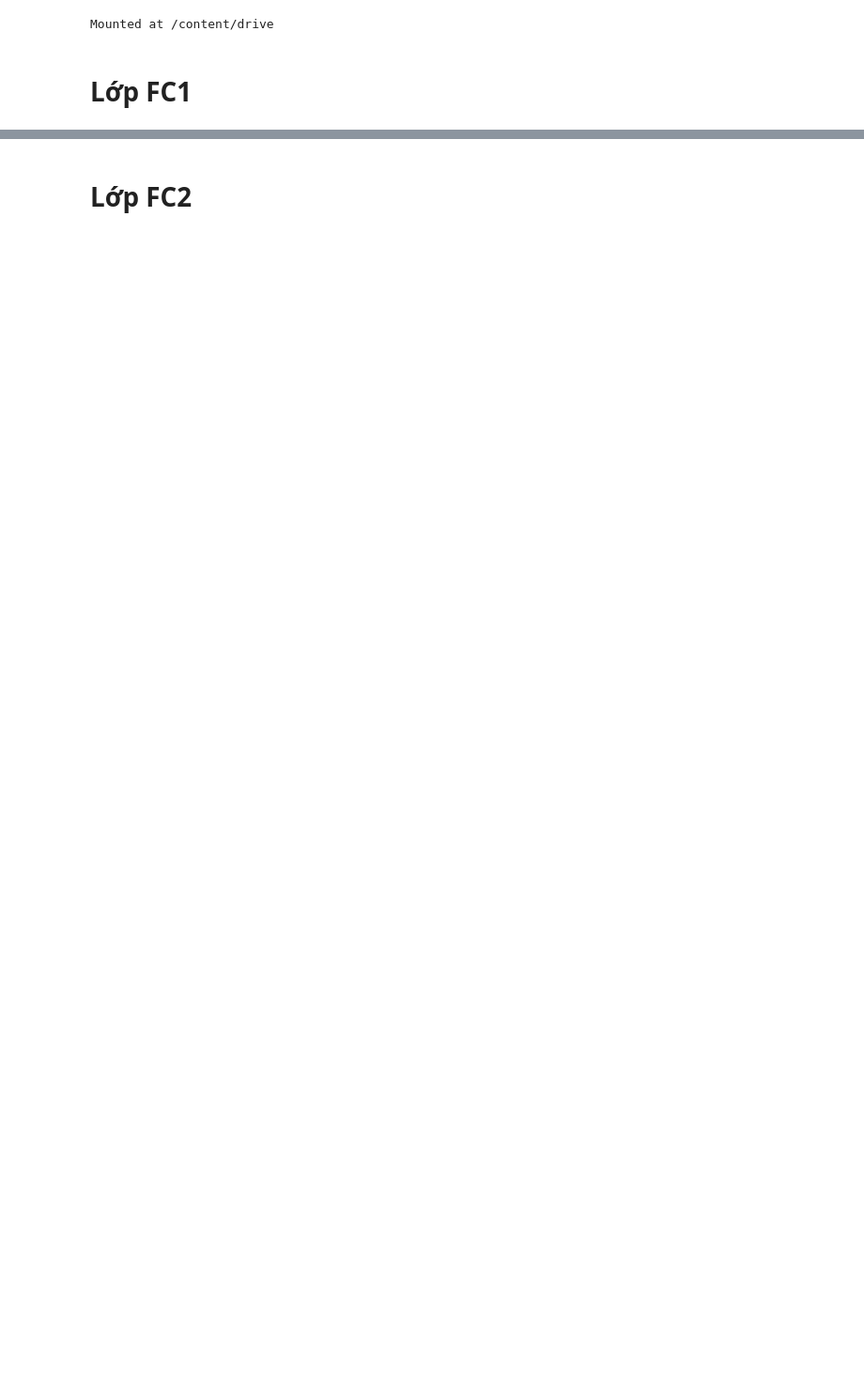
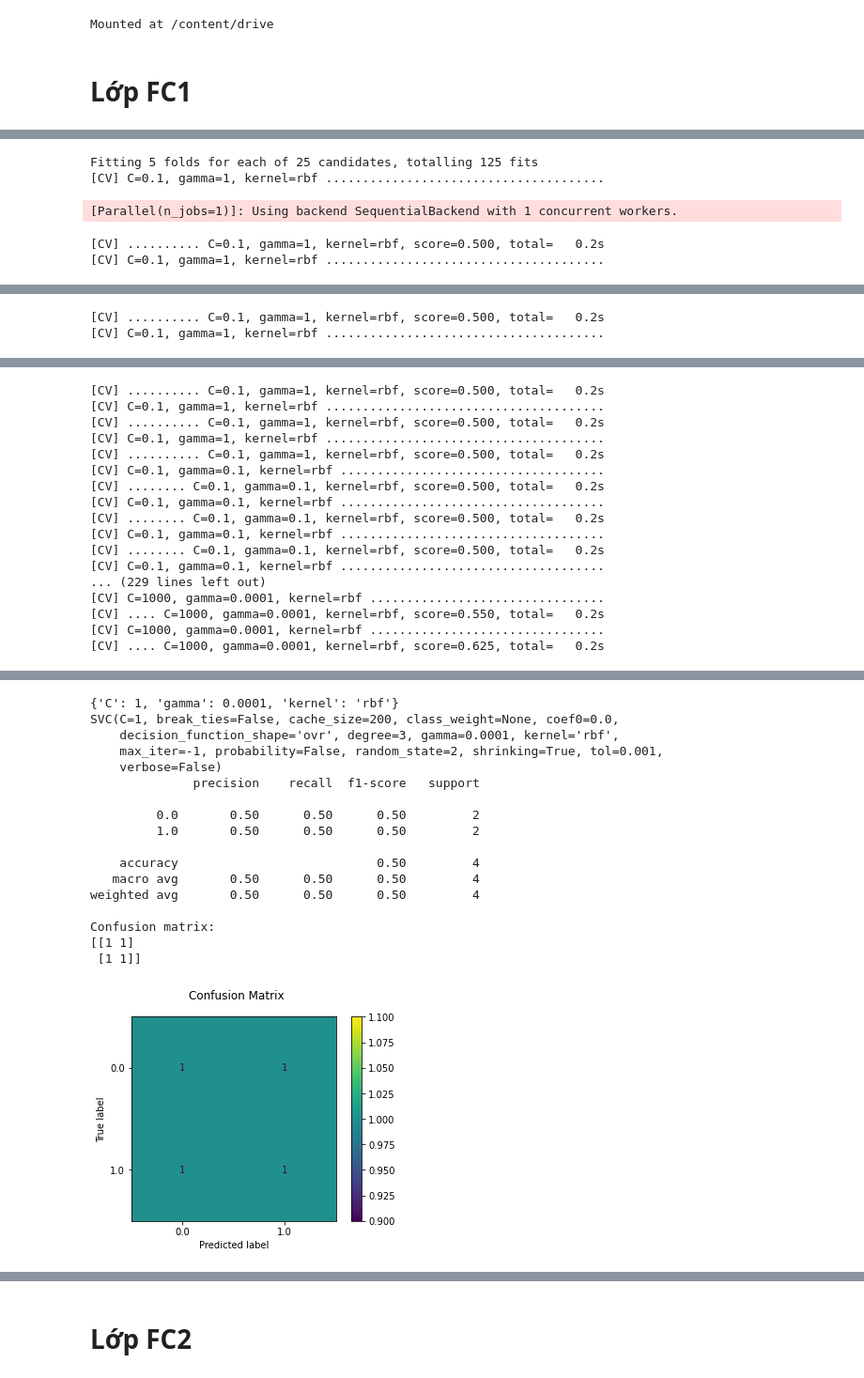
Before and after one commit to Hoangthang017/CS331-338-431_nine-dash-line-detection, a Jupyter notebook: FeatureExtractionUsingVGG19/SVM_tranfer_vgg16.ipynb, the cells around one changed output, grey strips where cells are left out. Shown at 94% size. Cells and saved outputs as stored; diff of their text form; code cells hidden in the pictures; blank space fills up the shorter version.

```diff
--- a/FeatureExtractionUsingVGG19/SVM_tranfer_vgg16.ipynb
+++ b/FeatureExtractionUsingVGG19/SVM_tranfer_vgg16.ipynb
@@ -47,0 +51,37 @@ test2_label = np.loadtxt('/content/drive/MyDrive/Data Nine-Dash-Lines/DataFrame/
+# %%
+# defining parameter range
+param_grid = {'C': [0.1, 1, 10, 100, 1000],
+              'gamma': [1, 0.1, 0.01, 0.001, 0.0001],
+              'kernel': ['rbf']}
+
+# X_train, X_test, y_train, y_test = train_test_split(
+#     feature_FC1, labels_FC1, test_size=0.8, random_state=2)
+
+grid = GridSearchCV(SVC(kernel='linear', random_state=2), param_grid, refit = True, verbose = 3)
+
+# fitting the model for grid search
+grid.fit(feature_FC1, labels_FC1)
+
+
+# print best parameter after tuning
+print(grid.best_params_)
+
+# print how our model looks after hyper-parameter tuning
+print(grid.best_estimator_)
+
+grid_predictions = grid.predict(test1)
+
+# print classification report
+print(classification_report(test1_label, grid_predictions))
+
+disp = metrics.plot_confusion_matrix(grid, test1, test1_label)
+disp.figure_.suptitle("Confusion Matrix")
+print(f"Confusion matrix:\n{disp.confusion_matrix}")
+
+plt.show()
+# %% [output]
+Fitting 5 folds for each of 25 candidates, totalling 125 fits
+[CV] C=0.1, gamma=1, kernel=rbf ......................................
+[Parallel(n_jobs=1)]: Using backend SequentialBackend with 1 concurrent workers.
+[CV] .......... C=0.1, gamma=1, kernel=rbf, score=0.500, total=   0.2s
+[CV] C=0.1, gamma=1, kernel=rbf ......................................
@@ -47,0 +89,2 @@ test2_label = np.loadtxt('/content/drive/MyDrive/Data Nine-Dash-Lines/DataFrame/
+[CV] .......... C=0.1, gamma=1, kernel=rbf, score=0.500, total=   0.2s
+[CV] C=0.1, gamma=1, kernel=rbf ......................................
@@ -47,0 +92,17 @@ test2_label = np.loadtxt('/content/drive/MyDrive/Data Nine-Dash-Lines/DataFrame/
+[CV] .......... C=0.1, gamma=1, kernel=rbf, score=0.500, total=   0.2s
+[CV] C=0.1, gamma=1, kernel=rbf ......................................
+[CV] .......... C=0.1, gamma=1, kernel=rbf, score=0.500, total=   0.2s
+[CV] C=0.1, gamma=1, kernel=rbf ......................................
+[CV] .......... C=0.1, gamma=1, kernel=rbf, score=0.500, total=   0.2s
+[CV] C=0.1, gamma=0.1, kernel=rbf ....................................
+[CV] ........ C=0.1, gamma=0.1, kernel=rbf, score=0.500, total=   0.2s
+[CV] C=0.1, gamma=0.1, kernel=rbf ....................................
+[CV] ........ C=0.1, gamma=0.1, kernel=rbf, score=0.500, total=   0.2s
+[CV] C=0.1, gamma=0.1, kernel=rbf ....................................
+[CV] ........ C=0.1, gamma=0.1, kernel=rbf, score=0.500, total=   0.2s
+[CV] C=0.1, gamma=0.1, kernel=rbf ....................................
+... (229 lines left out)
+[CV] C=1000, gamma=0.0001, kernel=rbf ................................
+[CV] .... C=1000, gamma=0.0001, kernel=rbf, score=0.550, total=   0.2s
+[CV] C=1000, gamma=0.0001, kernel=rbf ................................
+[CV] .... C=1000, gamma=0.0001, kernel=rbf, score=0.625, total=   0.2s
@@ -47,0 +110,18 @@ test2_label = np.loadtxt('/content/drive/MyDrive/Data Nine-Dash-Lines/DataFrame/
+{'C': 1, 'gamma': 0.0001, 'kernel': 'rbf'}
+SVC(C=1, break_ties=False, cache_size=200, class_weight=None, coef0=0.0,
+    decision_function_shape='ovr', degree=3, gamma=0.0001, kernel='rbf',
+    max_iter=-1, probability=False, random_state=2, shrinking=True, tol=0.001,
+    verbose=False)
+              precision    recall  f1-score   support
+
+         0.0       0.50      0.50      0.50         2
+         1.0       0.50      0.50      0.50         2
+
+    accuracy                           0.50         4
+   macro avg       0.50      0.50      0.50         4
+weighted avg       0.50      0.50      0.50         4
+
+Confusion matrix:
+[[1 1]
+ [1 1]]
+[figure, added]
```
Also changed, not shown: parts of 9 cells of this notebook.
